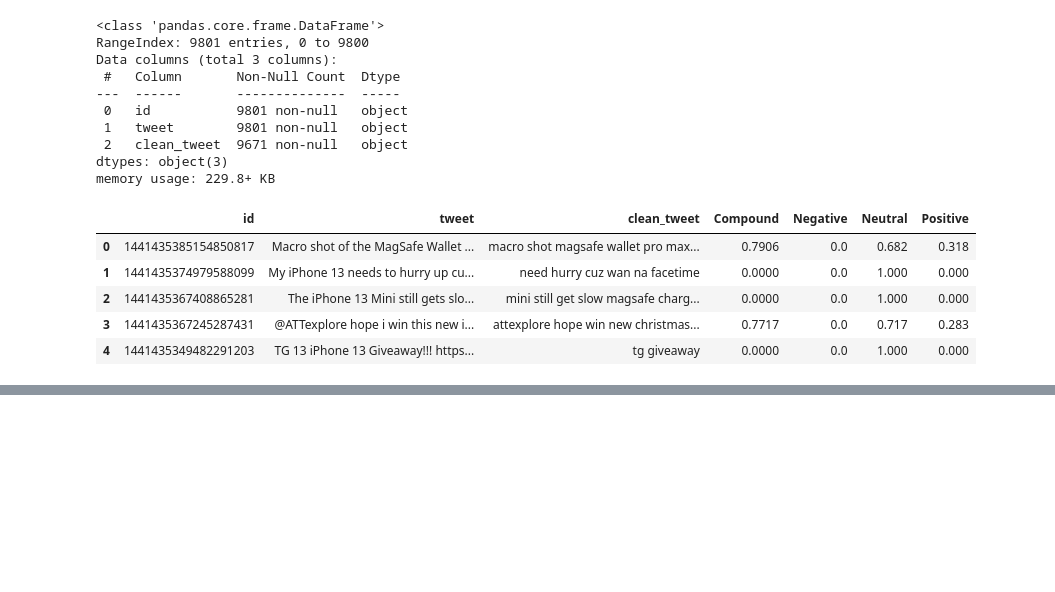
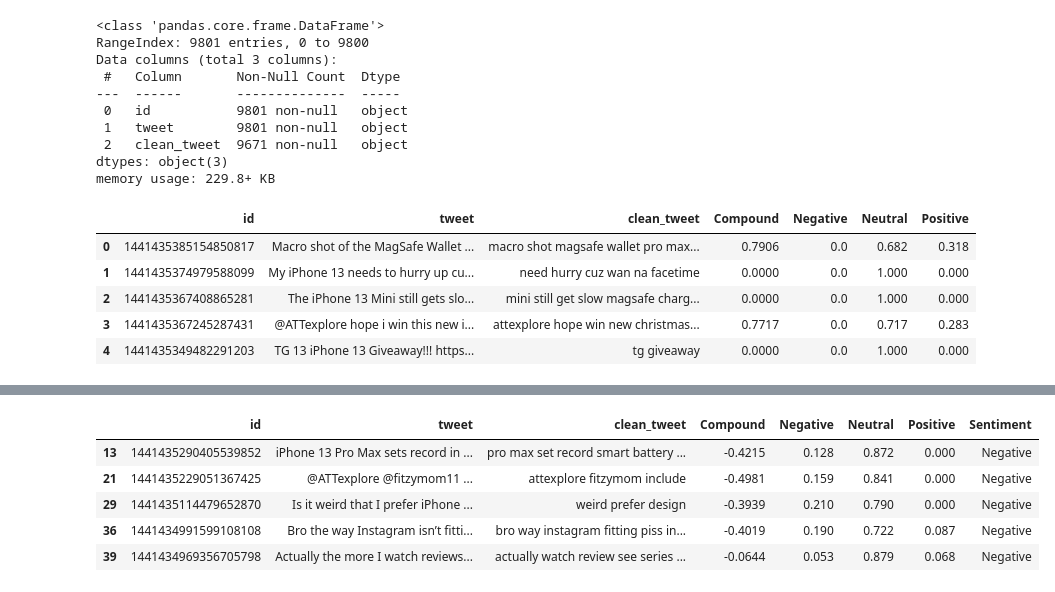
Before and after one commit to justinweible/iphone_13_analysis, a Jupyter notebook: Vader_reaction.ipynb, the cells around one changed output, grey strips where cells are left out. Cells and saved outputs as stored; diff of their text form; code cells hidden in the pictures; blank space fills up the shorter version.

```diff
--- a/Vader_reaction.ipynb
+++ b/Vader_reaction.ipynb
@@ -90,0 +143,9 @@ df.head()
+# %%
+negative_df.head()
+# %% [output]
+|  | id | tweet | clean_tweet | Compound | Negative | Neutral | Positive | Sentiment |
+| 13 | 1441435290405539852 | iPhone 13 Pro Max sets record in ... | pro max set record smart battery ... | -0.4215 | 0.128 | 0.872 | 0.000 | Negative |
+| 21 | 1441435229051367425 | @ATTexplore @fitzymom11 ... | attexplore fitzymom include | -0.4981 | 0.159 | 0.841 | 0.000 | Negative |
+| 29 | 1441435114479652870 | Is it weird that I prefer iPhone ... | weird prefer design | -0.3939 | 0.210 | 0.790 | 0.000 | Negative |
+| 36 | 1441434991599108108 | Bro the way Instagram isn’t fitti... | bro way instagram fitting piss in... | -0.4019 | 0.190 | 0.722 | 0.087 | Negative |
+| 39 | 1441434969356705798 | Actually the more I watch reviews... | actually watch review see series ... | -0.0644 | 0.053 | 0.879 | 0.068 | Negative |
```
Also changed, not shown: parts of 8 cells of this notebook, 8 other files.
